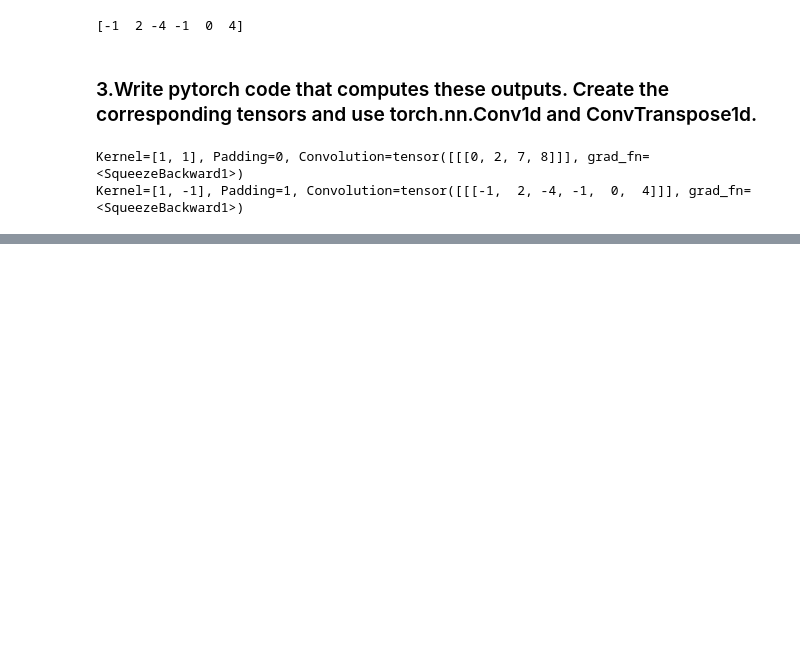
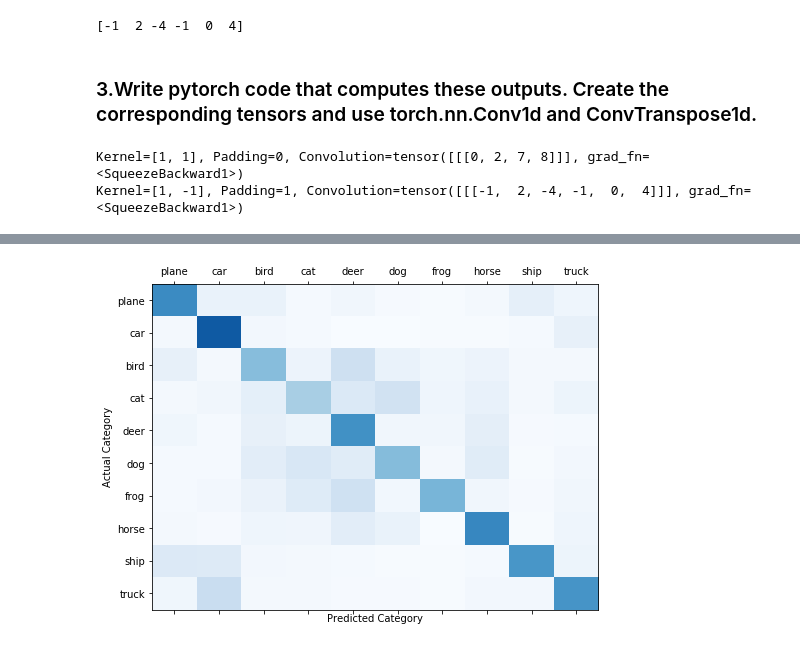
Before and after one commit to yue-cheng-wind/EE460J-Labs, a Jupyter notebook: Lab 9/Lab9.ipynb, the cells around one changed output, grey strips where cells are left out. Drawn from its saved outputs; the diff is of its cells as text; code cells hidden in the pictures; blank space fills up the shorter version.

```diff
--- a/Lab 9/Lab9.ipynb
+++ b/Lab 9/Lab9.ipynb
@@ -61,0 +225,4 @@ Kernel=[1, -1], Padding=1, Convolution=tensor([[[-1,  2, -4, -1,  0,  4]]], grad
+# %%
+sm = nn.Softmax(dim=1)
+sm_outputs = sm(outputs)
+sm_outputs
@@ -61,0 +239,5 @@ Kernel=[1, -1], Padding=1, Convolution=tensor([[[-1,  2, -4, -1,  0,  4]]], grad
+# %%
+probs, index = torch.max(sm_outputs, dim=1)
+
+for p, i in zip(probs, index):
+    print('{0} - {1:.4f}'.format(classes[i], p))
@@ -61,0 +249,16 @@ Kernel=[1, -1], Padding=1, Convolution=tensor([[[-1,  2, -4, -1,  0,  4]]], grad
+# %%
+total_correct = 0
+total_images = 0
+confusion_matrix = np.zeros([10,10], int)
+with torch.no_grad():
+    for data in testloader:
+        images, labels = data
+        outputs = net(images)
+        _, predicted = torch.max(outputs.data, 1)
+        total_images += labels.size(0)
+        total_correct += (predicted == labels).sum().item()
+        for i, l in enumerate(labels):
+            confusion_matrix[l.item(), predicted[i].item()] += 1
+
+model_accuracy = total_correct / total_images * 100
+print('Model accuracy on {0} test images: {1:.2f}%'.format(total_images, model_accuracy))
@@ -61,0 +283,10 @@ Kernel=[1, -1], Padding=1, Convolution=tensor([[[-1,  2, -4, -1,  0,  4]]], grad
+# %%
+fig, ax = plt.subplots(1,1,figsize=(8,6))
+ax.matshow(confusion_matrix, aspect='auto', vmin=0, vmax=1000, cmap=plt.get_cmap('Blues'))
+plt.ylabel('Actual Category')
+plt.yticks(range(10), classes)
+plt.xlabel('Predicted Category')
+plt.xticks(range(10), classes)
+plt.show()
+# %% [output]
+[figure, added]
```
Also changed, not shown: parts of 27 cells of this notebook.
